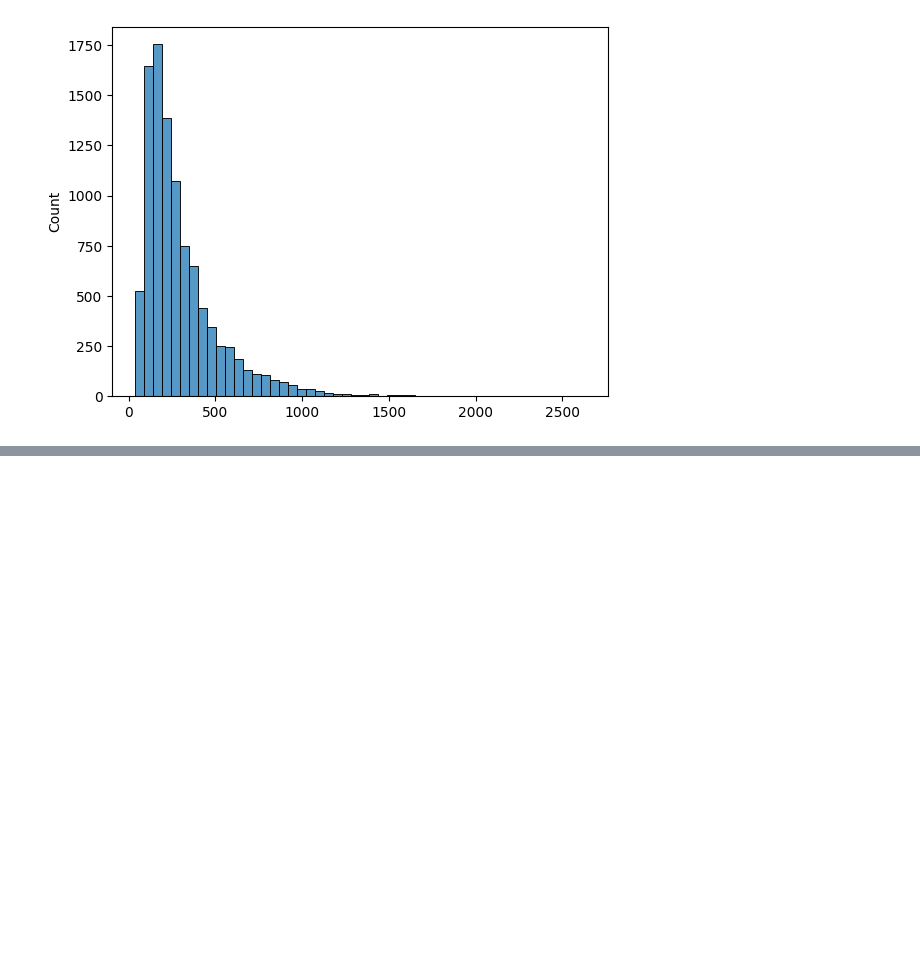
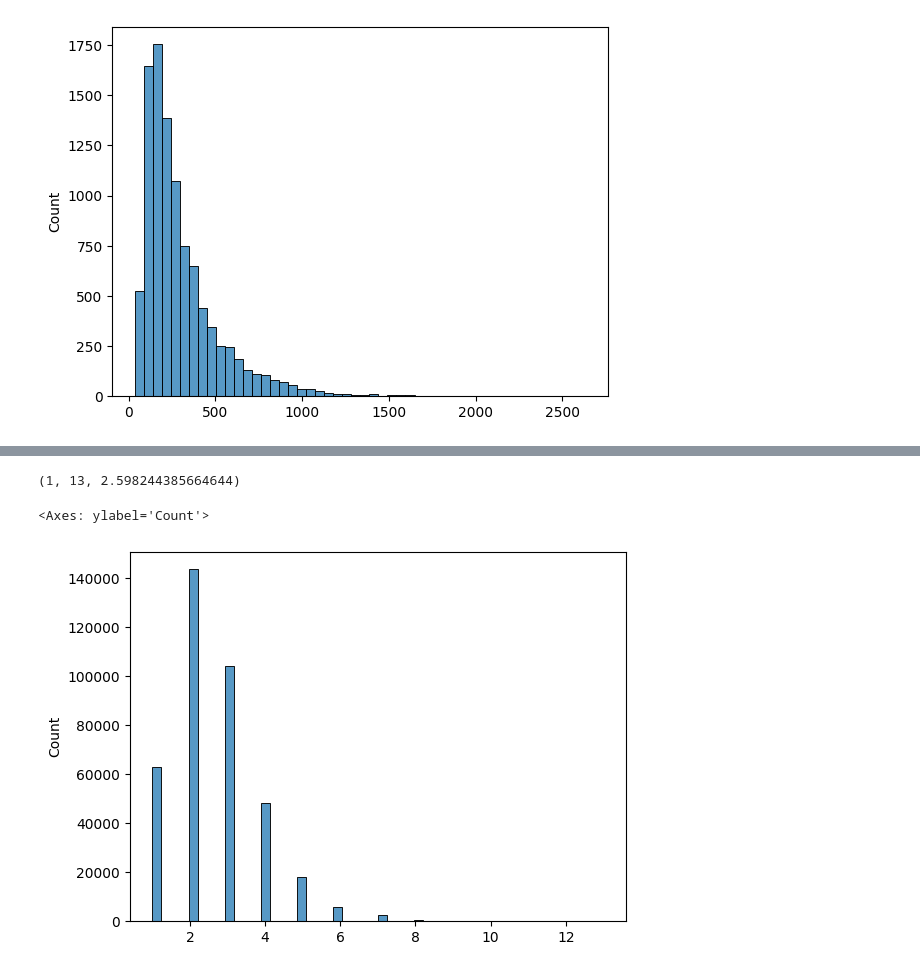
Before and after one commit to mismayil/coconut, a Jupyter notebook: test.ipynb, the cells around one changed output, grey strips where cells are left out. Cells and saved outputs as stored; diff of their text form; code cells hidden in the pictures; blank space fills up the shorter version.

```diff
--- a/test.ipynb
+++ b/test.ipynb
@@ -165,19 +70,3 @@ train_dataset, val_dataset, test_dataset
-# %%
-import json
-import os
-
-# Create directory if it doesn't exist
-os.makedirs("data/math", exist_ok=True)
-
-# save datasets as json files (array of objects)
-with open("data/math/math_train.json", "w") as f:
-    json.dump([item for item in train_dataset], f, indent=2)
-
-with open("data/math/math_val.json", "w") as f:
-    json.dump([item for item in val_dataset], f, indent=2)
-
-with open("data/math/math_test.json", "w") as f:
-    json.dump([item for item in test_dataset], f, indent=2)
 # %%
 from dataset import get_cot_latent_dataset, get_dataset
 from transformers import AutoTokenizer
@@ -228,3 +117,10 @@ sns.histplot(lengths, bins=50)
 # %% [output]
 <Axes: ylabel='Count'>
 [figure]
+# %%
+import json
+
+with open("data/gsm/gsm_train.json", "r") as f:
+    data = json.load(f)
+
+data[0]
@@ -230,0 +134,12 @@ sns.histplot(lengths, bins=50)
+# %%
+num_steps = [len(item["steps"]) for item in data]
+min(num_steps), max(num_steps), sum(num_steps)/len(num_steps)
+# %% [output]
+(1, 13, 2.598244385664644)
+# %%
+import seaborn as sns
+
+sns.histplot(num_steps, bins=50)
+# %% [output]
+<Axes: ylabel='Count'>
+[figure, added]
```
Also changed, not shown: parts of 11 cells of this notebook, 8 other files.
